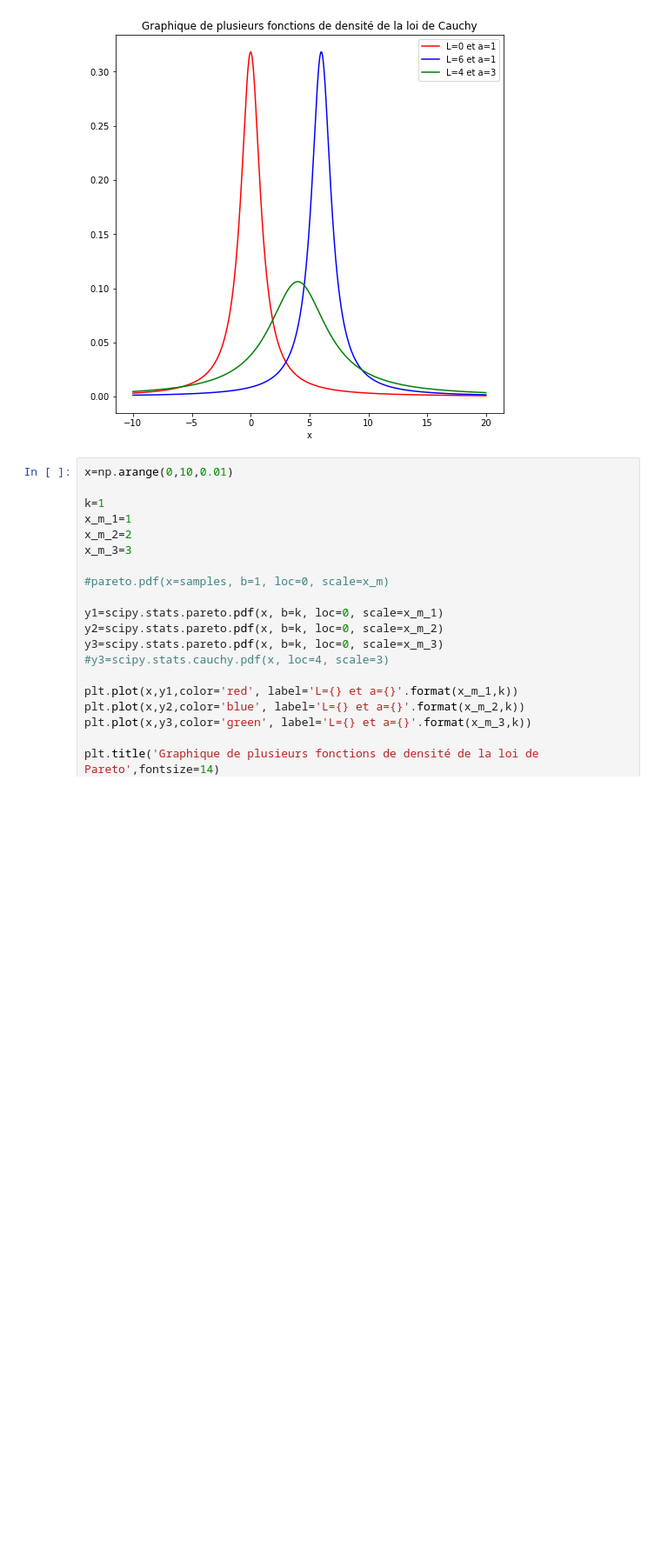
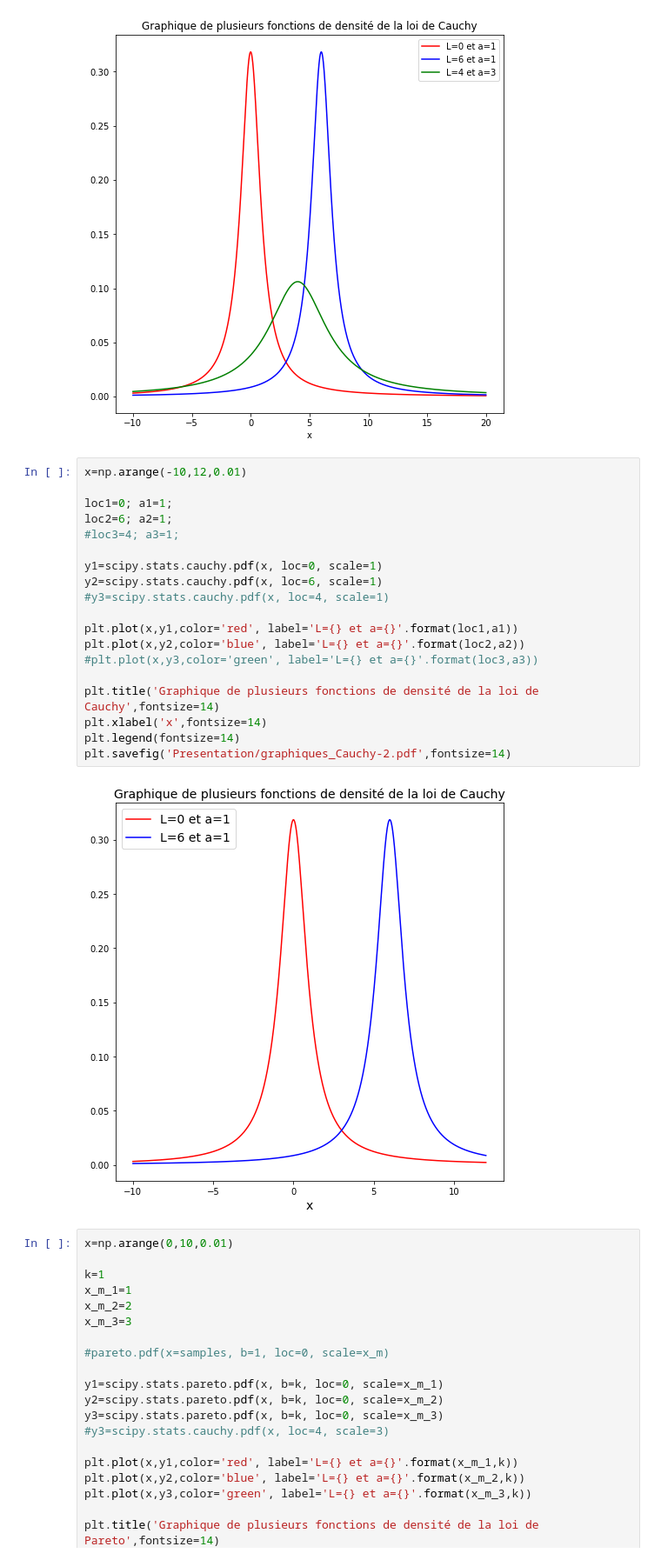
Before and after one commit to vincentmasse/IFT-7201, a Jupyter notebook: Projet/Graphiques de lois de Cauchy.ipynb, the cells around one changed output. Shown at 87% size. Cells and saved outputs as stored; diff of their text form; blank space fills up the shorter version.

Commit message:
nouveau format

```diff
--- a/Projet/Graphiques de lois de Cauchy.ipynb
+++ b/Projet/Graphiques de lois de Cauchy.ipynb
@@ -41,6 +41,27 @@ plt.legend()
 plt.savefig('Presentation/graphiques_Cauchy.pdf')
 # %% [output]
 [figure]
+# %%
+x=np.arange(-10,12,0.01)
+
+loc1=0; a1=1;
+loc2=6; a2=1;
+#loc3=4; a3=1;
+
+y1=scipy.stats.cauchy.pdf(x, loc=0, scale=1)
+y2=scipy.stats.cauchy.pdf(x, loc=6, scale=1)
+#y3=scipy.stats.cauchy.pdf(x, loc=4, scale=1)
+
+plt.plot(x,y1,color='red', label='L={} et a={}'.format(loc1,a1))
+plt.plot(x,y2,color='blue', label='L={} et a={}'.format(loc2,a2))
+#plt.plot(x,y3,color='green', label='L={} et a={}'.format(loc3,a3))
+
+plt.title('Graphique de plusieurs fonctions de densité de la loi de Cauchy',fontsize=14)
+plt.xlabel('x',fontsize=14)
+plt.legend(fontsize=14)
+plt.savefig('Presentation/graphiques_Cauchy-2.pdf',fontsize=14)
+# %% [output]
+[figure, added]
 # %%
 x=np.arange(0,10,0.01)
 
```
Also changed, not shown: 7 other files.
